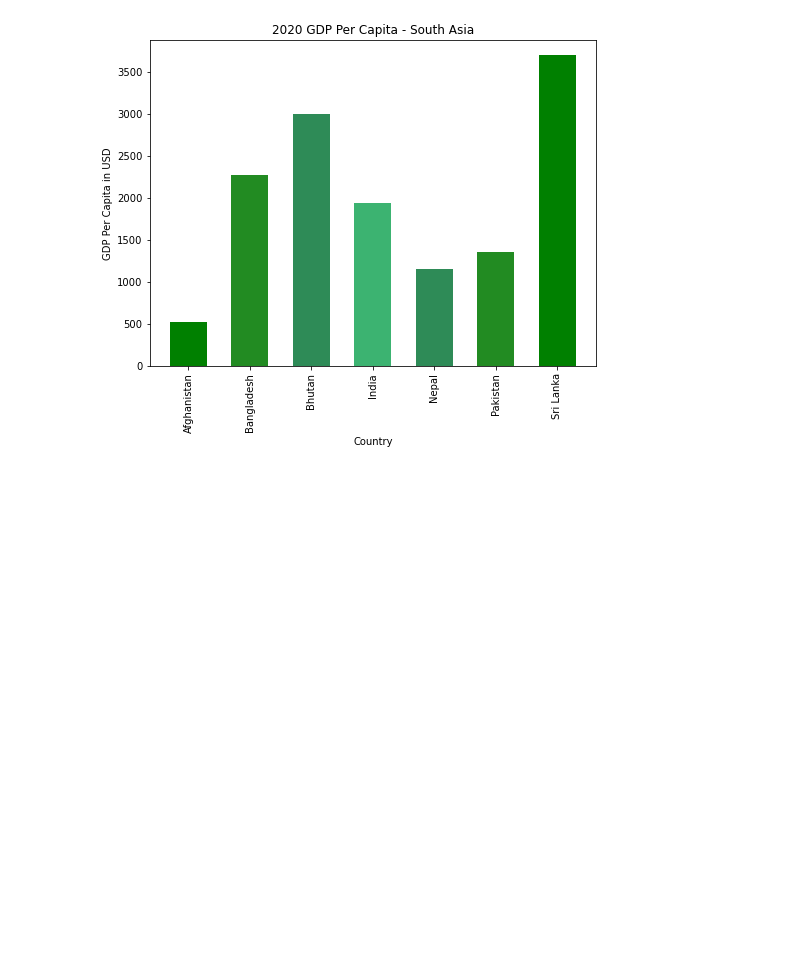
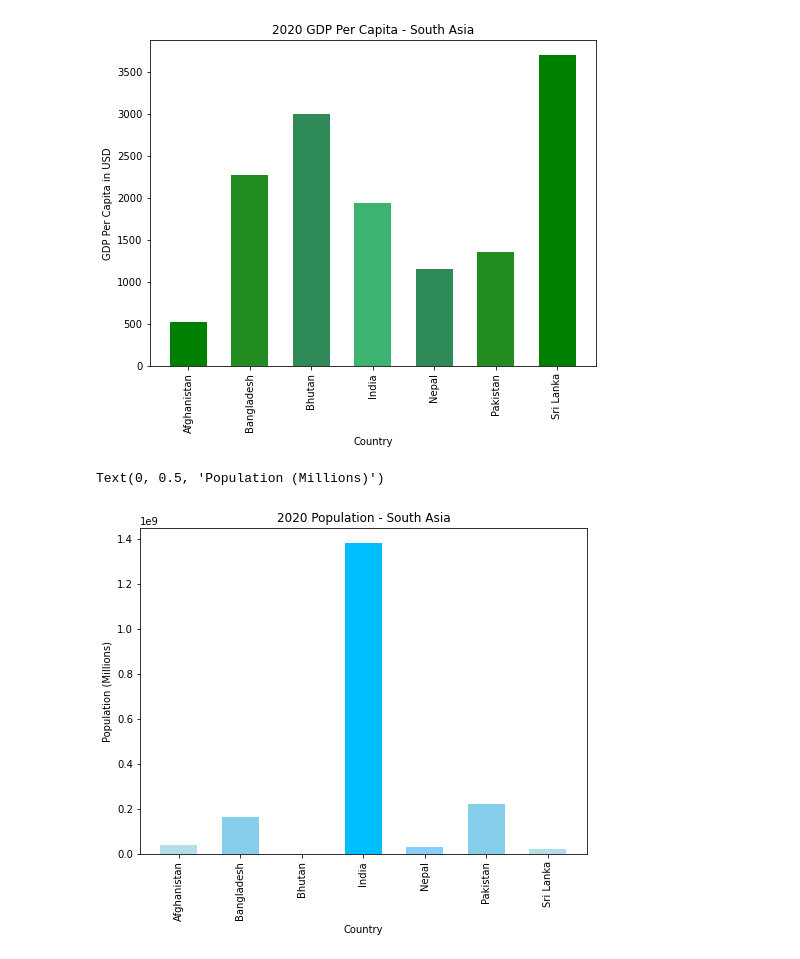
Before and after one commit to jeffbrown961/Project-1, a Jupyter notebook: Question_1.ipynb, the cells around one changed output. Saved outputs shown, nothing was run; the diff lists cells and outputs as text; code cells hidden in the pictures; blank space fills up the shorter version.

Commit message:
population bar chart

```diff
--- a/Question_1.ipynb
+++ b/Question_1.ipynb
@@ -78,3 +78,26 @@ plt.ylabel('GDP Per Capita in USD')
 # %% [output]
 Text(0, 0.5, 'GDP Per Capita in USD')
 [figure]
+# %%
+#Bar graph displaying 2020 Population
+
+# #Pyplot
+countries = ['Afghanistan', 'Bangladesh', 'Bhutan', 'India', 'Nepal', 'Pakistan', 'Sri Lanka']
+countries_2 = countries_df.groupby('Country')['Population Size'].sum()
+x_axis = np.arange(len(countries_2))
+ticks = [value+0.3 for value in x_axis]
+colors = ['powderblue', 'skyblue', 'lightskyblue', 'deepskyblue', 'lightskyblue', 'skyblue', 'powderblue']
+
+# #Create a list indicating where to write x labels and set figure size
+plt.figure(figsize=(8,6))
+plt.bar(x_axis, countries_2, color=colors, alpha=1, align='edge', width=0.6)
+plt.xticks(ticks, countries, rotation='vertical')
+
+# Axis labels and Title
+plt.title('2020 Population - South Asia')
+plt.xlabel('Country')
+plt.ylabel('Population (Millions)')
+# plt.savefig
+# %% [output]
+Text(0, 0.5, 'Population (Millions)')
+[figure, added]
```
Also changed, not shown: parts of 2 cells of this notebook, 1 other file.
